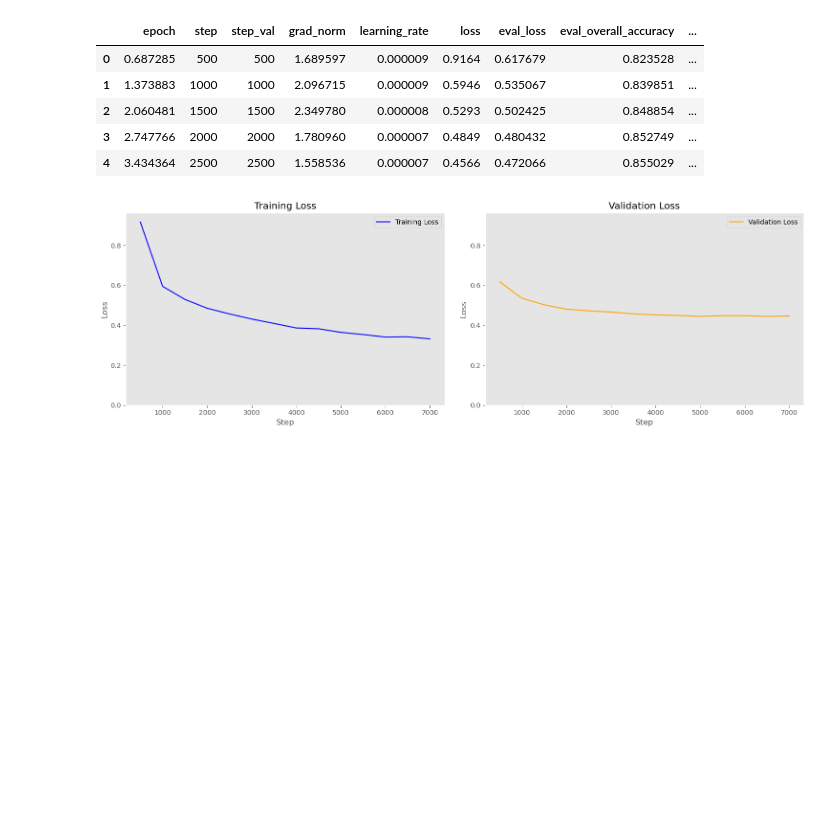
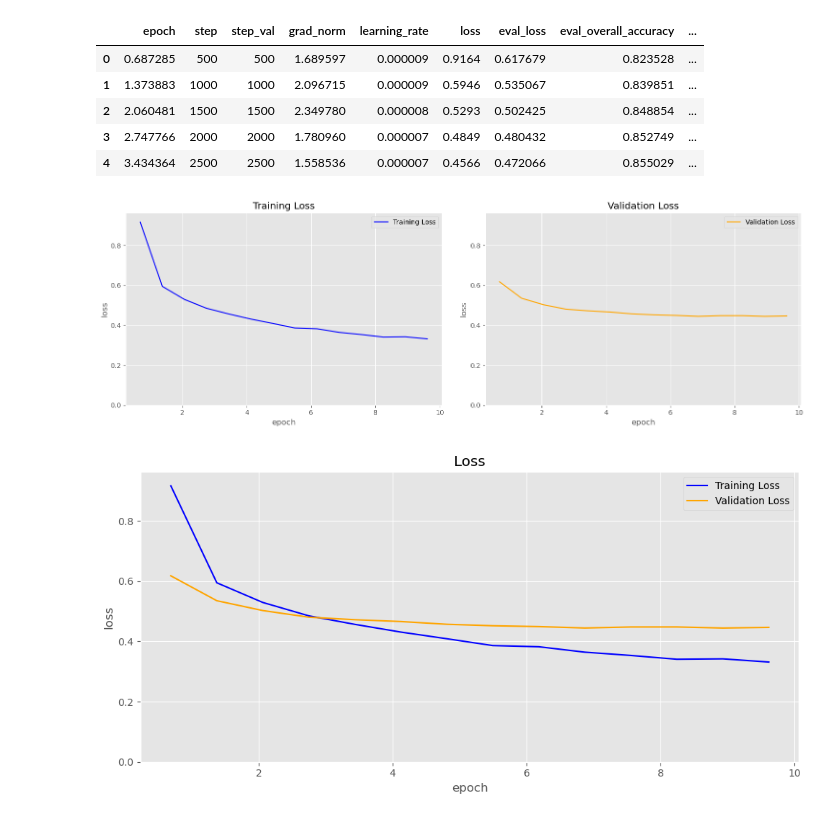
Before and after one commit to Nicolassalvan/mti881-projet2, a Jupyter notebook: analyse_metrics.ipynb, the cells around one changed output. Cells and saved outputs as stored; diff of their text form; code cells hidden in the pictures; blank space fills up the shorter version.

```diff
--- a/analyse_metrics.ipynb
+++ b/analyse_metrics.ipynb
@@ -49,0 +48,16 @@ except Exception as e:
+# %%
+all_results_file = 'local1/all_results.json'
+# Load the all_results.json file
+try:
+    with open(all_results_file, 'r') as f:
+        all_results = json.load(f)
+except json.JSONDecodeError as e:
+    print(f"Error decoding JSON: {e}")
+    all_results = None
+except FileNotFoundError as e:
+    print(f"File not found: {e}")
+    all_results = None
+except Exception as e:
+    print(f"An unexpected error occurred: {e}")
+    all_results = None
+# all_results.keys()
@@ -99,33 +115,54 @@ df_global.head()
 | 4 | 3.434364 | 2500 | 2500 | 1.558536 | 0.000007 | 0.4566 | 0.472066 | 0.855029 | ... |
 # %%
 
-def plot_loss(df_global):
+def plot_loss(df_global, x_axis='epoch'):
     fig, ax = plt.subplots(1, 2, figsize=(15, 5))
     max_loss = max(df_global['loss'].max(), df_global['eval_loss'].max()) * 1.05
 
 
     # Training loss
-    ax[0].plot(df_global['step'], df_global['loss'], label='Training Loss', color='blue')
+    ax[0].plot(df_global[x_axis], df_global['loss'], label='Training Loss', color='blue')
     ax[0].set_title('Training Loss')
-    ax[0].set_xlabel('Step')
-    ax[0].set_ylabel('Loss')
+    ax[0].set_xlabel(x_axis)
+    ax[0].set_ylabel('loss')
     ax[0].legend()
-    ax[0].grid()
+    # ax[0].grid()
     # Validation loss
-    ax[1].plot(df_global["step_val"], df_global['eval_loss'], label='Validation Loss', color='orange')
+    ax[1].plot(df_global[x_axis], df_global['eval_loss'], label='Validation Loss', color='orange')
     ax[1].set_title('Validation Loss')
-    ax[1].set_xlabel('Step')
-    ax[1].set_ylabel('Loss')
+    ax[1].set_xlabel(x_axis)
+    ax[1].set_ylabel('loss')
     ax[1].legend()
-    ax[1].grid()
+    # ax[1].grid()
     plt.tight_layout()
     ax[0].set_ylim(0, max_loss)
     ax[1].set_ylim(0, max_loss)
     plt.show()
     return fig, ax
 
+def plot_loss_same_fig(df_global, x_axis='epoch'):
+    fig, ax = plt.subplots(figsize=(10, 5))
+    max_loss = max(df_global['loss'].max(), df_global['eval_loss'].max()) * 1.05
+
+    # Training loss
+    ax.plot(df_global[x_axis], df_global['loss'], label='Training Loss', color='blue')
+    # Validation loss
+    ax.plot(df_global[x_axis], df_global['eval_loss'], label='Validation Loss', color='orange')
+    ax.set_title('Loss')
+    ax.set_xlabel(x_axis)
+    ax.set_ylabel('loss')
+    ax.legend()
+
+    plt.tight_layout()
+    ax.set_ylim(0, max_loss)
+    plt.show()
+    return fig, ax
+
 fig, ax = plot_loss(df_global)
 fig.savefig(f'{save_root}/loss.png', dpi=300, bbox_inches='tight')
+fig, ax = plot_loss_same_fig(df_global)
+fig.savefig(f'{save_root}/loss_same_fig.png', dpi=300, bbox_inches='tight')
 # %% [output]
-[figure, old version]
+[figure, new version]
+[figure, added]
 # %%
```
Also changed, not shown: parts of 15 cells of this notebook, 7 other files.
